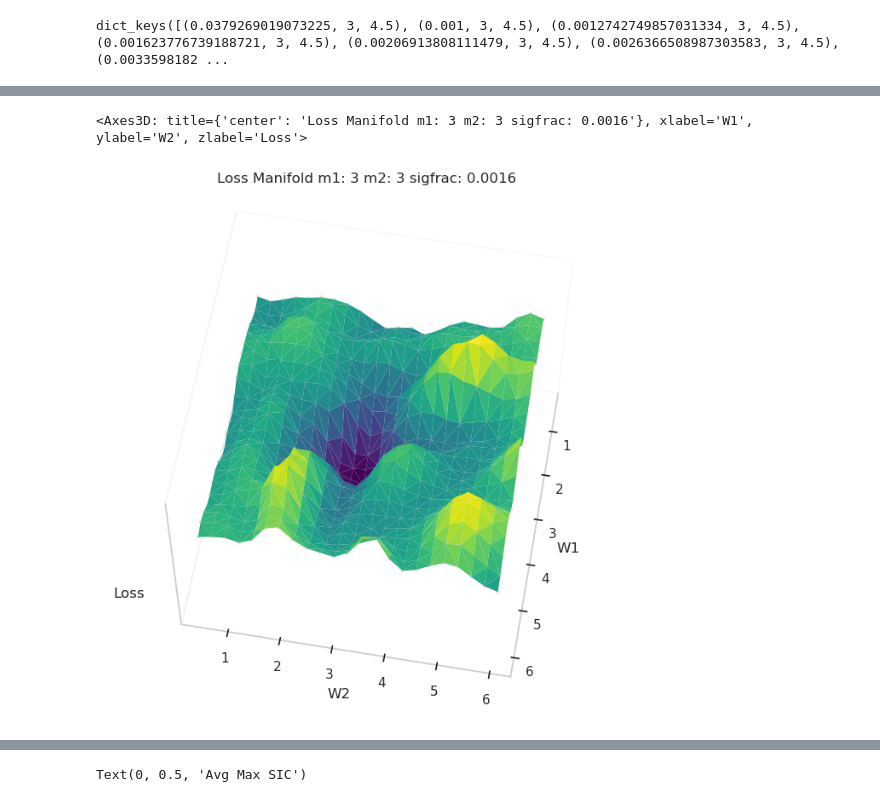
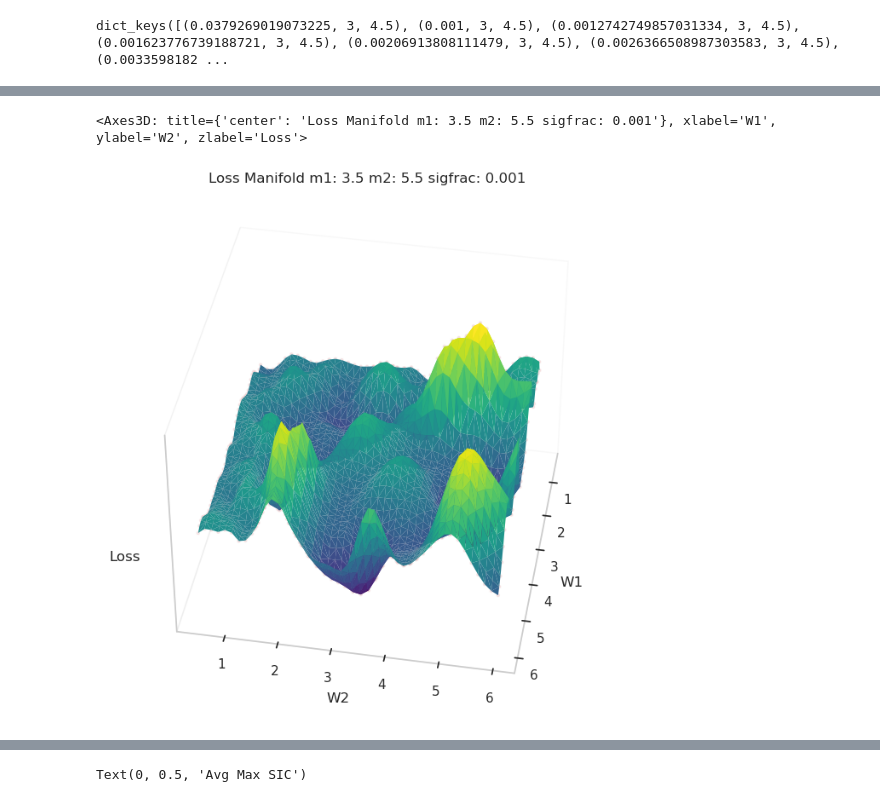
Before and after one commit to GitGup/SemiWeaklySupervised, a Jupyter notebook: manifolds.ipynb, the cells around one changed output, grey strips where cells are left out. Saved outputs shown, nothing was run; the diff lists cells and outputs as text; code cells hidden in the pictures.

```diff
--- a/manifolds.ipynb
+++ b/manifolds.ipynb
@@ -12,7 +16,7 @@ def create_loss_manifold(sigfrac, m1, m2, z):
 
     start = 0.5
     end = 6
-    step = 0.25
+    step = 0.125
 
     weight_list = np.arange(start, end + step, step)
 
@@ -51,7 +55,8 @@ def create_loss_manifold(sigfrac, m1, m2, z):
     #ax.set_yticks([])
     ax.set_zticks([])
 
-    ax.view_init(elev=60, azim=10)
+    ax.view_init(elev=40, azim=10)
+    plt.savefig('plot.png', dpi=450, bbox_inches='tight')
     return ax
 # %%
 z_allm1m2_4HD = np.load("z_allm1m2_4FeaturesHD.npy", allow_pickle = True).item()
@@ -72,6 +93,6 @@ create_loss_manifold(sig_space[19], 1, 5.5, z_allm1m2_4HD)
 # %%
 sig_space = np.logspace(-3, -1 , 20)
-create_loss_manifold(sig_space[2], 3, 3, z_allm1m2_6HD)
+create_loss_manifold(0.001, 3.5, 5.5, z_allm1m2_6HD)
 # %% [output]
-<Axes3D: title={'center': 'Loss Manifold m1: 3 m2: 3 sigfrac: 0.0016'}, xlabel='W1', ylabel='W2', zlabel='Loss'>
+<Axes3D: title={'center': 'Loss Manifold m1: 3.5 m2: 5.5 sigfrac: 0.001'}, xlabel='W1', ylabel='W2', zlabel='Loss'>
-[figure, old version]
+[figure, new version]
```
Also changed, not shown: parts of 12 cells of this notebook, 1 other file.
